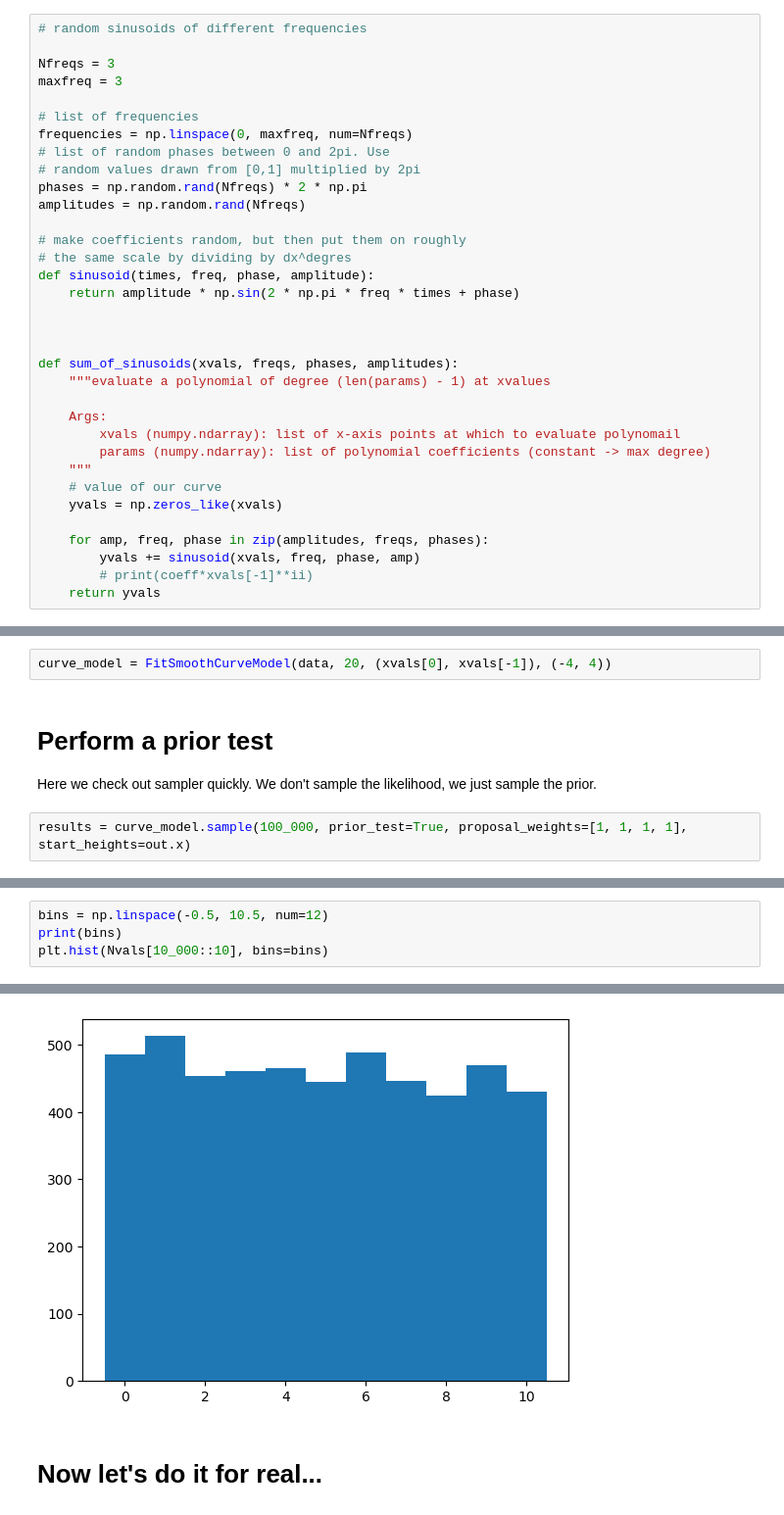
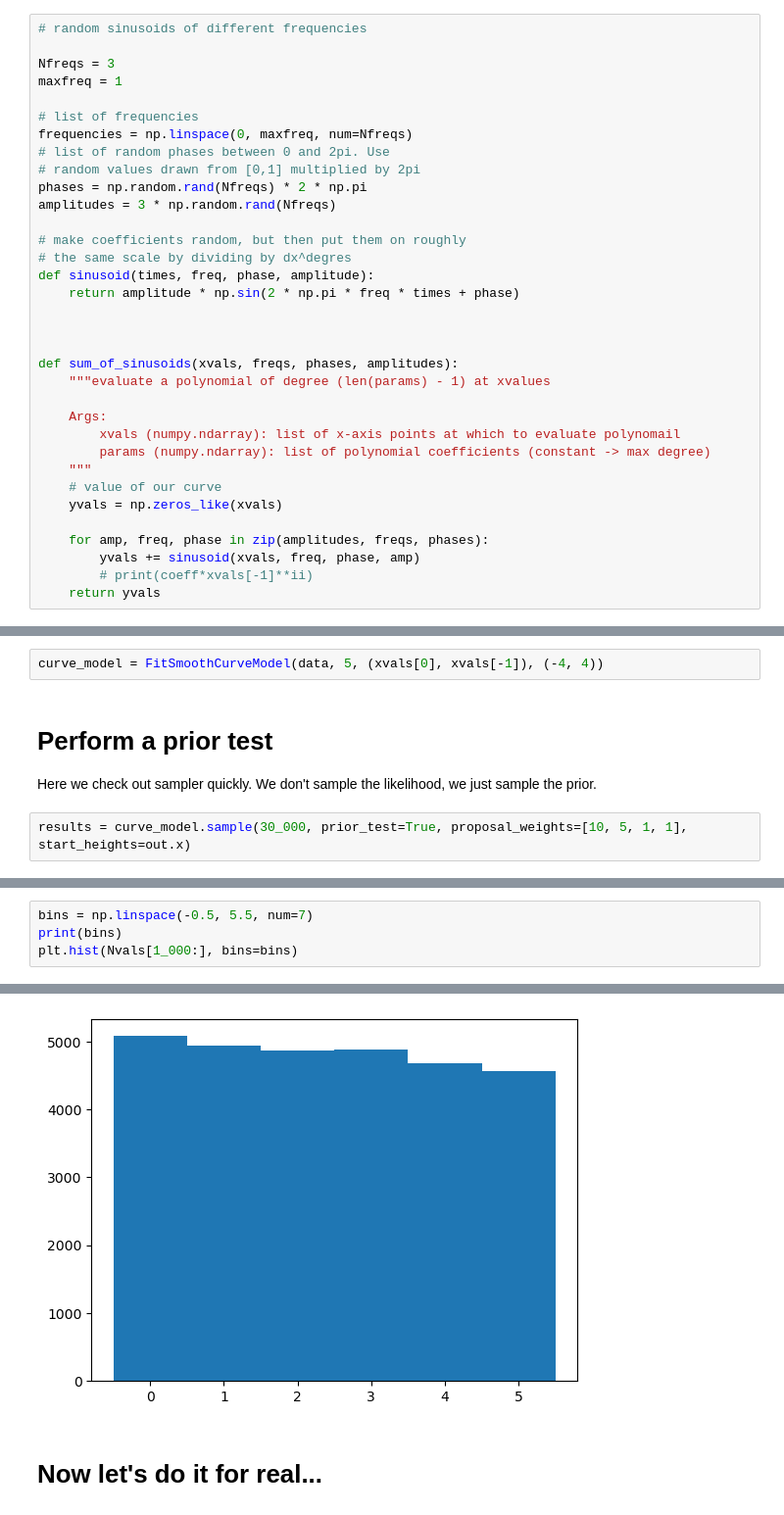
Before and after one commit to meyers-academic/TransdimensionalSplineFitting, a Jupyter notebook: TransdimensionalSplineFitting/example.ipynb, the cells around one changed output, grey strips where cells are left out. Shown at 98% size. Saved outputs shown, nothing was run; the diff lists cells and outputs as text.

```diff
--- a/TransdimensionalSplineFitting/example.ipynb
+++ b/TransdimensionalSplineFitting/example.ipynb
@@ -16,14 +16,14 @@ Here I generate fake data using a random assortment of sines and cosines. The ac
 # random sinusoids of different frequencies
 
 Nfreqs = 3
-maxfreq = 3
+maxfreq = 1
 
 # list of frequencies
 frequencies = np.linspace(0, maxfreq, num=Nfreqs)
 # list of random phases between 0 and 2pi. Use
 # random values drawn from [0,1] multiplied by 2pi
 phases = np.random.rand(Nfreqs) * 2 * np.pi
-amplitudes = np.random.rand(Nfreqs)
+amplitudes = 3 * np.random.rand(Nfreqs)
 
 # make coefficients random, but then put them on roughly
 # the same scale by dividing by dx^degres
@@ -311,10 +311,10 @@ class FitSmoothCurveModel(BaseSplineModel):
 # %%
 data = SmoothCurveDataObj(xvals, realistic_data, measurement_noise_standard_deviation*np.ones(xvals.size))
 # %%
-curve_model = FitSmoothCurveModel(data, 20, (xvals[0], xvals[-1]), (-4, 4))
+curve_model = FitSmoothCurveModel(data, 5, (xvals[0], xvals[-1]), (-4, 4))
 # %% [markdown]
 # Perform a prior test
 
 Here we check out sampler quickly. We don't sample the likelihood, we just sample the prior.
 # %%
-results = curve_model.sample(100_000, prior_test=True, proposal_weights=[1, 1, 1, 1], start_heights=out.x)
+results = curve_model.sample(30_000, prior_test=True, proposal_weights=[10, 5, 1, 1], start_heights=out.x)
@@ -331,5 +333,5 @@ plt.plot(Nvals[::100])
 # %%
-bins = np.linspace(-0.5, 10.5, num=12)
+bins = np.linspace(-0.5, 5.5, num=7)
 print(bins)
-plt.hist(Nvals[10_000::10], bins=bins)
+plt.hist(Nvals[1_000:], bins=bins)
 # %% [output]
@@ -341,4 +342,4 @@ plt.hist(Nvals[10_000::10], bins=bins)
-[figure, old version]
+[figure, new version]
 # %% [markdown]
 # Now let's do it for real...
 # %%
```
Also changed, not shown: parts of 15 cells of this notebook, 1 other file.
